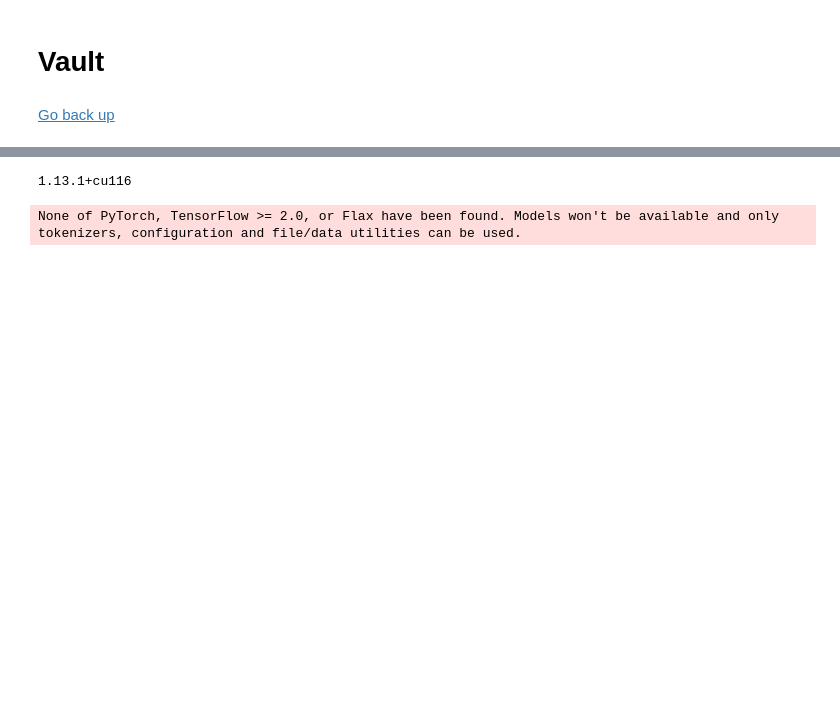
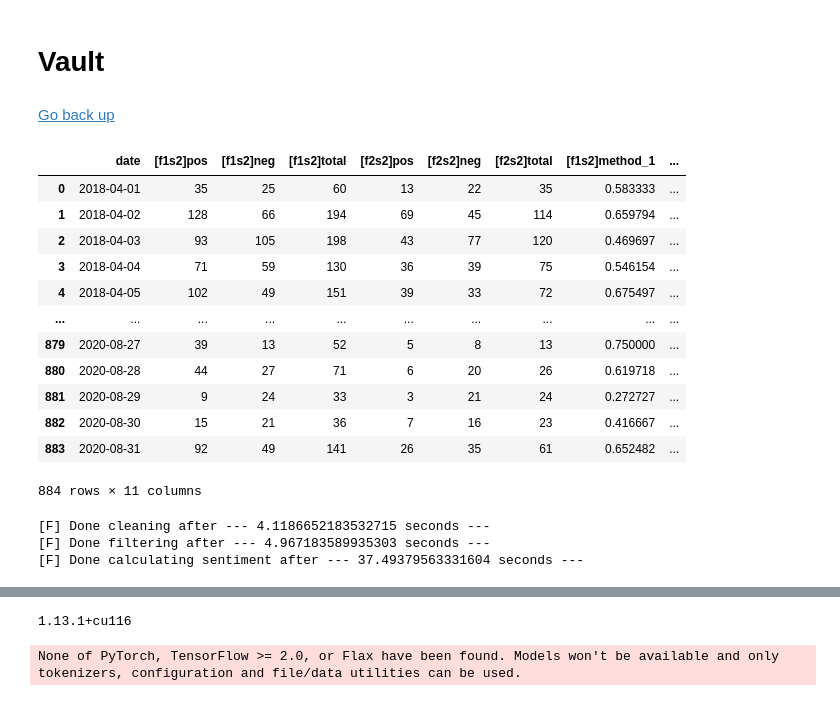
Before and after one commit to ceekoret/BMMTFI, a Jupyter notebook: thesis/data_source/twitter/Twitter data cleaning and sentiment.ipynb, the cells around one changed output, grey strips where cells are left out. Drawn from its saved outputs; the diff is of its cells as text; code cells hidden in the pictures; blank space fills up the shorter version.

```diff
--- a/thesis/data_source/twitter/Twitter data cleaning and sentiment.ipynb
+++ b/thesis/data_source/twitter/Twitter data cleaning and sentiment.ipynb
@@ -930,3 +865,38 @@ Netflix (NFLX) shows similar results
 # Vault <a class="anchor" id="vault"></a>
 # %% [markdown]
  [Go back up](#top)
+# %%
+csv_path = r"E:\Users\Christiaan\Large_Files\Thesis\Twitter\merged\GE.csv"
+
+df = pd.read_csv(csv_path)
+
+ticker = "GE"
+return_df = clean_data(df, ticker)
+# %%
+sentiment_measures = calc_sent_measures(return_df)
+sentiment_measures
+# %% [output]
+|  | date | [f1s2]pos | [f1s2]neg | [f1s2]total | [f2s2]pos | [f2s2]neg | [f2s2]total | [f1s2]method_1 | ... |
+| 0 | 2018-04-01 | 35 | 25 | 60 | 13 | 22 | 35 | 0.583333 | ... |
+| 1 | 2018-04-02 | 128 | 66 | 194 | 69 | 45 | 114 | 0.659794 | ... |
+| 2 | 2018-04-03 | 93 | 105 | 198 | 43 | 77 | 120 | 0.469697 | ... |
+| 3 | 2018-04-04 | 71 | 59 | 130 | 36 | 39 | 75 | 0.546154 | ... |
+| 4 | 2018-04-05 | 102 | 49 | 151 | 39 | 33 | 72 | 0.675497 | ... |
+| ... | ... | ... | ... | ... | ... | ... | ... | ... | ... |
+| 879 | 2020-08-27 | 39 | 13 | 52 | 5 | 8 | 13 | 0.750000 | ... |
+| 880 | 2020-08-28 | 44 | 27 | 71 | 6 | 20 | 26 | 0.619718 | ... |
+| 881 | 2020-08-29 | 9 | 24 | 33 | 3 | 21 | 24 | 0.272727 | ... |
+| 882 | 2020-08-30 | 15 | 21 | 36 | 7 | 16 | 23 | 0.416667 | ... |
+| 883 | 2020-08-31 | 92 | 49 | 141 | 26 | 35 | 61 | 0.652482 | ... |
+884 rows × 11 columns
+# %%
+csv_path = r"E:\Users\Christiaan\Large_Files\Thesis\Twitter\merged\F.csv"
+
+df = pd.read_csv(csv_path)
+
+ticker = "F"
+return_df = clean_data(df, ticker)
+# %% [output]
+[F] Done cleaning after --- 4.1186652183532715 seconds ---
+[F] Done filtering after --- 4.967183589935303 seconds ---
+[F] Done calculating sentiment after --- 37.49379563331604 seconds ---
```
Also changed, not shown: parts of 37 cells of this notebook, 1 other file.
